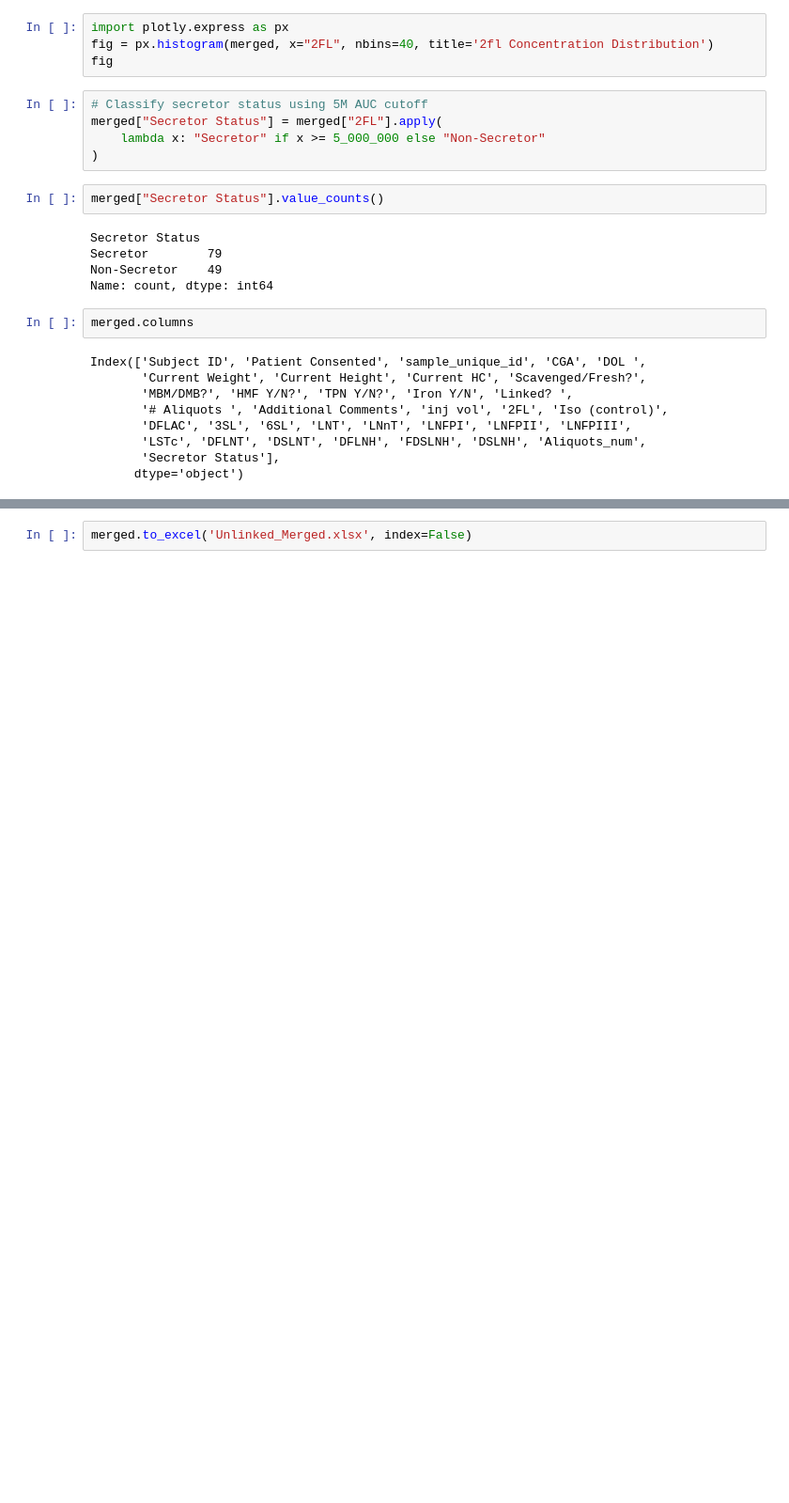
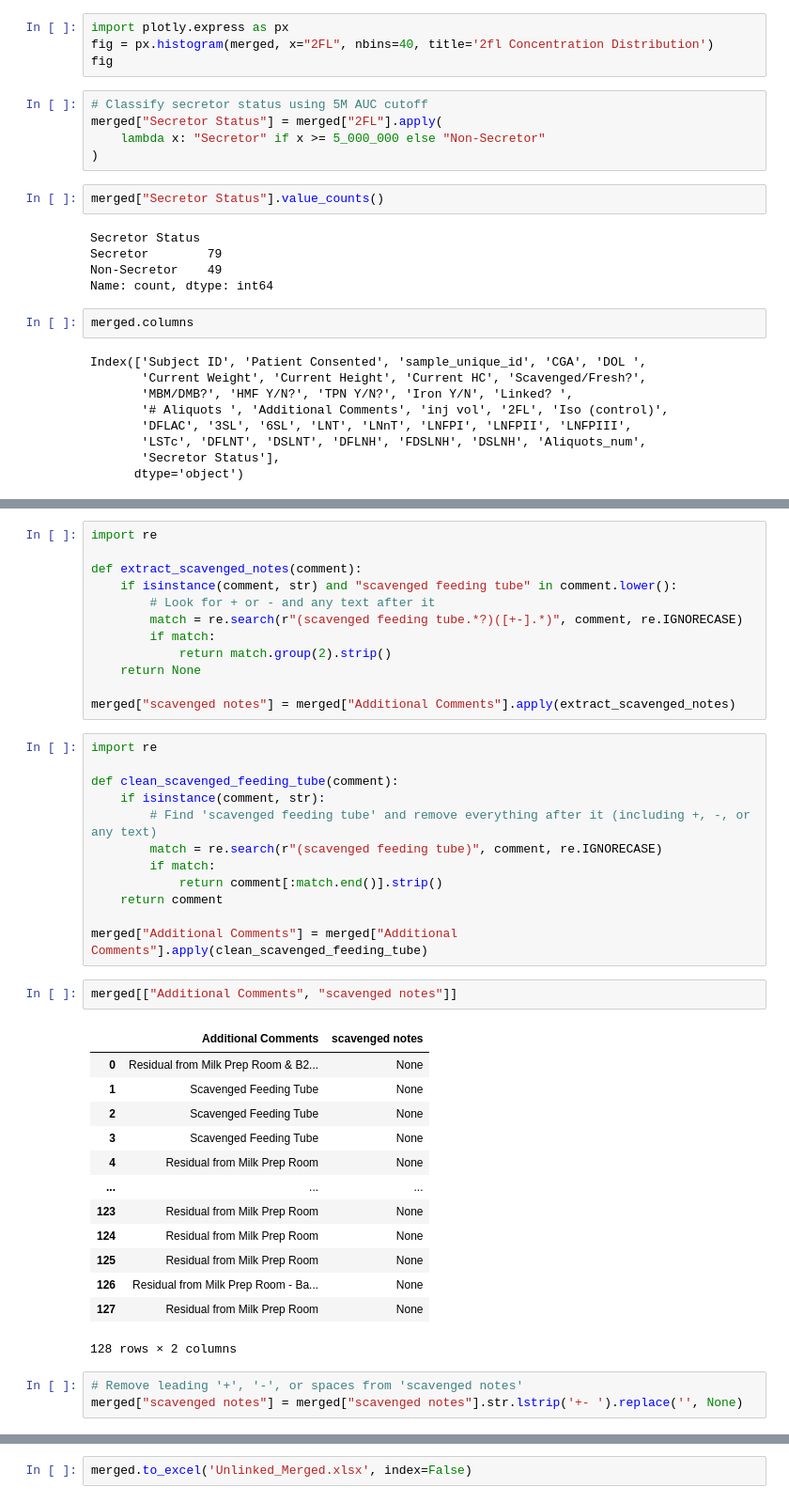
Before and after one commit to spann-pediatrics/NeoBank, a Jupyter notebook: unlinked.merge.ipynb, the cells around one changed output, grey strips where cells are left out. Shown: that part at 94% size. Cells and saved outputs as stored; diff of their text form; blank space fills up the shorter version.

```diff
--- a/unlinked.merge.ipynb
+++ b/unlinked.merge.ipynb
@@ -231,0 +250,43 @@ Index(['Subject ID', 'Patient Consented', 'sample_unique_id', 'CGA', 'DOL ',
+# %%
+import re
+
+def extract_scavenged_notes(comment):
+    if isinstance(comment, str) and "scavenged feeding tube" in comment.lower():
+        # Look for + or - and any text after it
+        match = re.search(r"(scavenged feeding tube.*?)([+-].*)", comment, re.IGNORECASE)
+        if match:
+            return match.group(2).strip()
+    return None
+
+merged["scavenged notes"] = merged["Additional Comments"].apply(extract_scavenged_notes)
+# %%
+import re
+
+def clean_scavenged_feeding_tube(comment):
+    if isinstance(comment, str):
+        # Find 'scavenged feeding tube' and remove everything after it (including +, -, or any text)
+        match = re.search(r"(scavenged feeding tube)", comment, re.IGNORECASE)
+        if match:
+            return comment[:match.end()].strip()
+    return comment
+
+merged["Additional Comments"] = merged["Additional Comments"].apply(clean_scavenged_feeding_tube)
+# %%
+merged[["Additional Comments", "scavenged notes"]]
+# %% [output]
+|  | Additional Comments | scavenged notes |
+| 0 | Residual from Milk Prep Room & B2... | None |
+| 1 | Scavenged Feeding Tube | None |
+| 2 | Scavenged Feeding Tube | None |
+| 3 | Scavenged Feeding Tube | None |
+| 4 | Residual from Milk Prep Room | None |
+| ... | ... | ... |
+| 123 | Residual from Milk Prep Room | None |
+| 124 | Residual from Milk Prep Room | None |
+| 125 | Residual from Milk Prep Room | None |
+| 126 | Residual from Milk Prep Room - Ba... | None |
+| 127 | Residual from Milk Prep Room | None |
+128 rows × 2 columns
+# %%
+# Remove leading '+', '-', or spaces from 'scavenged notes'
+merged["scavenged notes"] = merged["scavenged notes"].str.lstrip('+- ').replace('', None)
```
Also changed, not shown: parts of 3 cells of this notebook, 12 other files.
